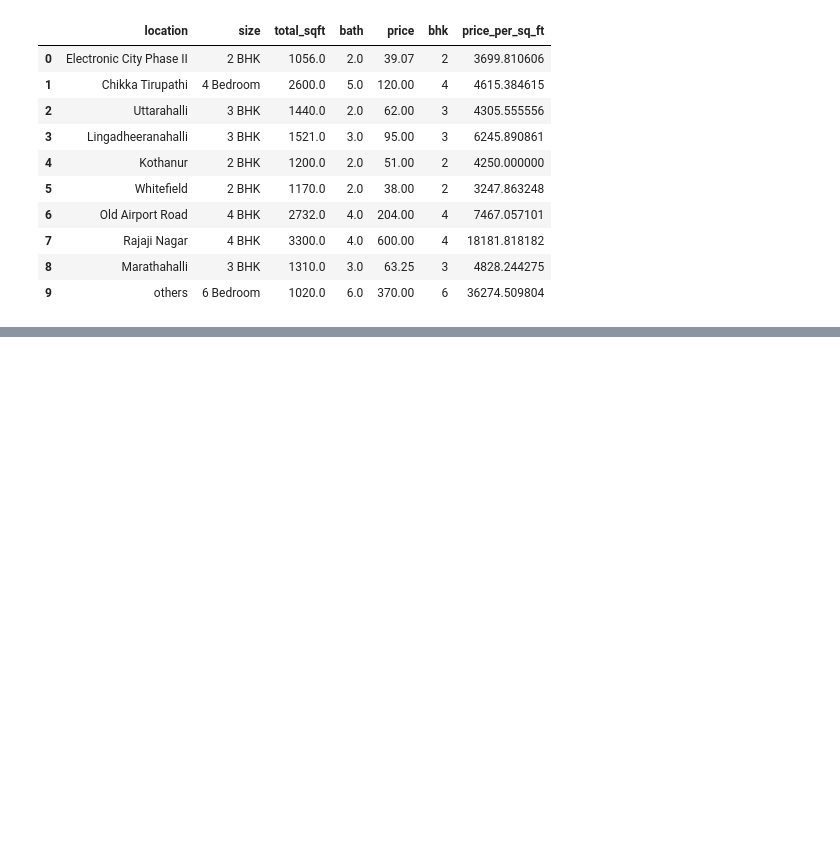
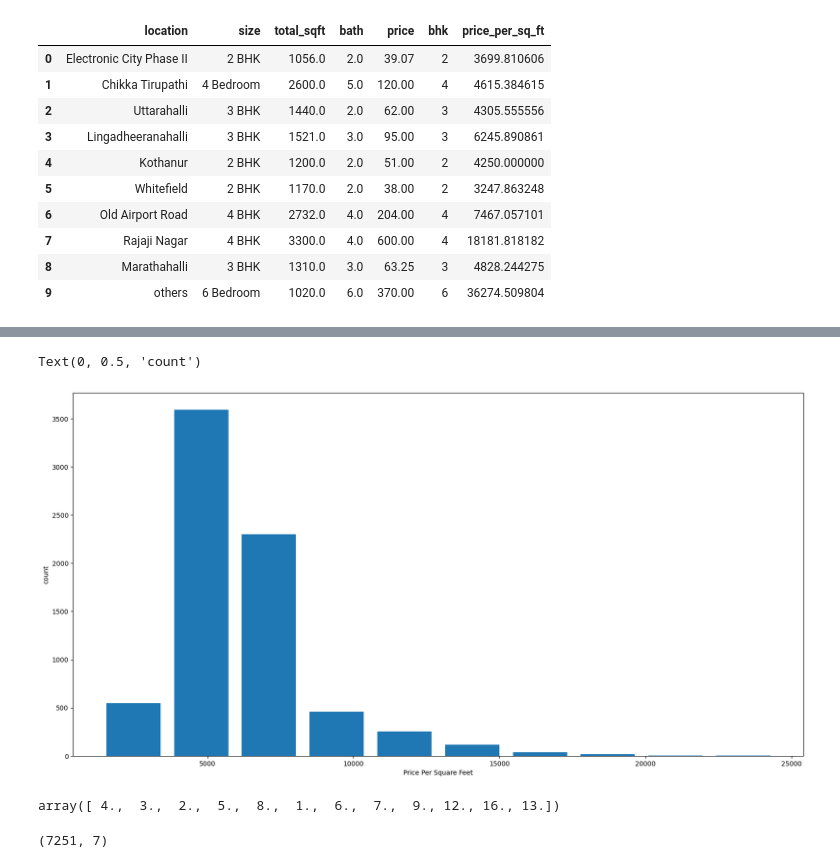
Before and after one commit to hariThorve/RealEstate_Price_prediction_project, a Jupyter notebook: realEstatepricePrediction.ipynb, the cells around one changed output, grey strips where cells are left out. Drawn from its saved outputs; the diff is of its cells as text; code cells hidden in the pictures; blank space fills up the shorter version.

```diff
--- a/realEstatepricePrediction.ipynb
+++ b/realEstatepricePrediction.ipynb
@@ -224,0 +342,18 @@ df4.head(10)
+# %%
+import matplotlib
+matplotlib.rcParams["figure.figsize"] = (20,10)
+plt.hist(df7.price_per_sq_ft, rwidth = 0.8)
+plt.xlabel("Price Per Square Feet")
+plt.ylabel("count")
+# %% [output]
+Text(0, 0.5, 'count')
+[figure, added]
+# %%
+df7.bath.unique()
+# %% [output]
+array([ 4.,  3.,  2.,  5.,  8.,  1.,  6.,  7.,  9., 12., 16., 13.])
+# %%
+df8 = df7[df7.bath<df7.bhk+2]
+df8.shape
+# %% [output]
+(7251, 7)
```
Also changed, not shown: parts of 27 cells of this notebook.
